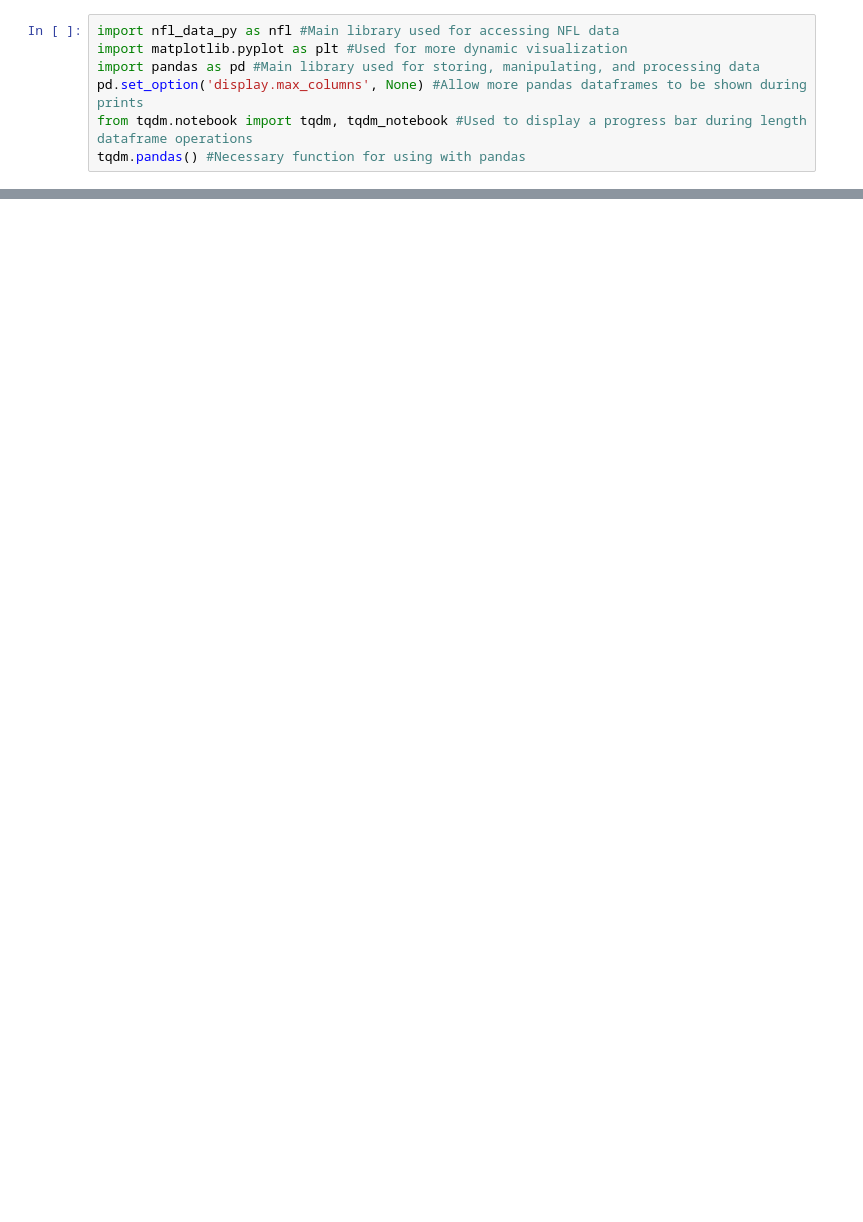
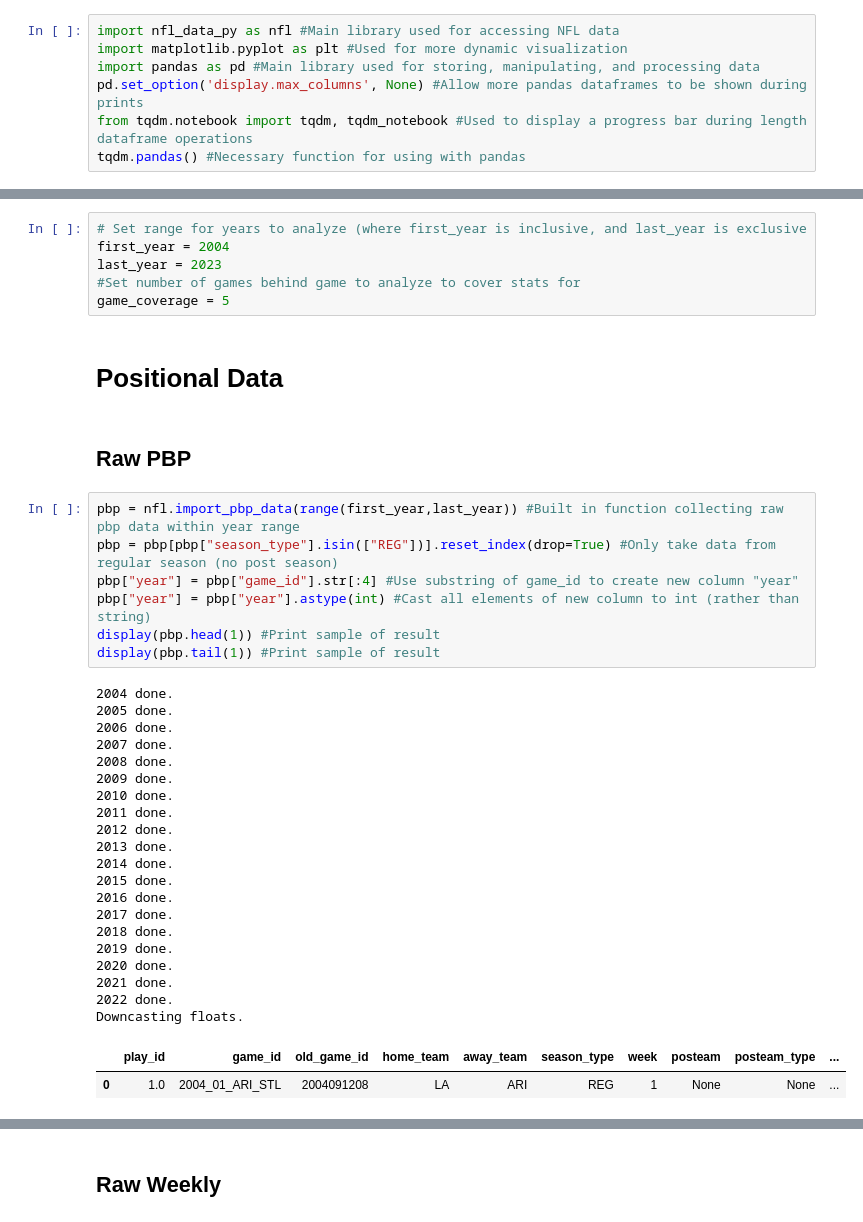
Before and after one commit to LoganMiller5505/nfl-data, a Jupyter notebook: main.ipynb, the cells around one changed output, grey strips where cells are left out. Cells and saved outputs as stored; diff of their text form; blank space fills up the shorter version.

```diff
--- a/main.ipynb
+++ b/main.ipynb
@@ -502,0 +10,40 @@ weekly[0:5] #Print sample of result
+# %%
+# Set range for years to analyze (where first_year is inclusive, and last_year is exclusive
+first_year = 2004
+last_year = 2023
+#Set number of games behind game to analyze to cover stats for
+game_coverage = 5
+# %% [markdown]
+# Positional Data
+# %% [markdown]
+## Raw PBP
+# %%
+pbp = nfl.import_pbp_data(range(first_year,last_year)) #Built in function collecting raw pbp data within year range
+pbp = pbp[pbp["season_type"].isin(["REG"])].reset_index(drop=True) #Only take data from regular season (no post season)
+pbp["year"] = pbp["game_id"].str[:4] #Use substring of game_id to create new column "year"
+pbp["year"] = pbp["year"].astype(int) #Cast all elements of new column to int (rather than string)
+display(pbp.head(1)) #Print sample of result
+display(pbp.tail(1)) #Print sample of result
+# %% [output]
+2004 done.
+2005 done.
+2006 done.
+2007 done.
+2008 done.
+2009 done.
+2010 done.
+2011 done.
+2012 done.
+2013 done.
+2014 done.
+2015 done.
+2016 done.
+2017 done.
+2018 done.
+2019 done.
+2020 done.
+2021 done.
+2022 done.
+Downcasting floats.
+|  | play_id | game_id | old_game_id | home_team | away_team | season_type | week | posteam | posteam_type | ... |
+| 0 | 1.0 | 2004_01_ARI_STL | 2004091208 | LA | ARI | REG | 1 | None | None | ... |
@@ -502,0 +52,2 @@ weekly[0:5] #Print sample of result
+# %% [markdown]
+## Raw Weekly
```
Also changed, not shown: parts of 84 cells of this notebook, 2 other files.
